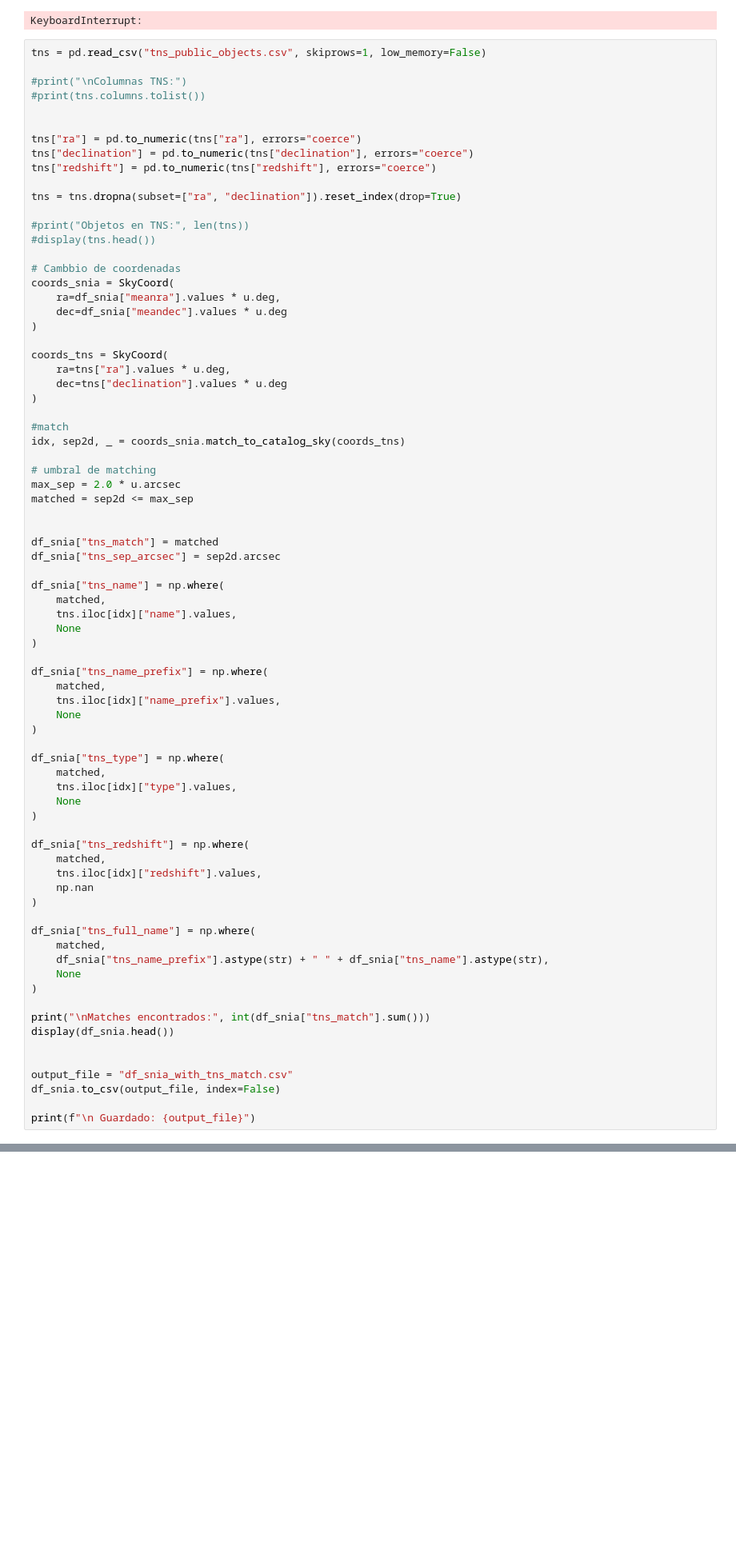
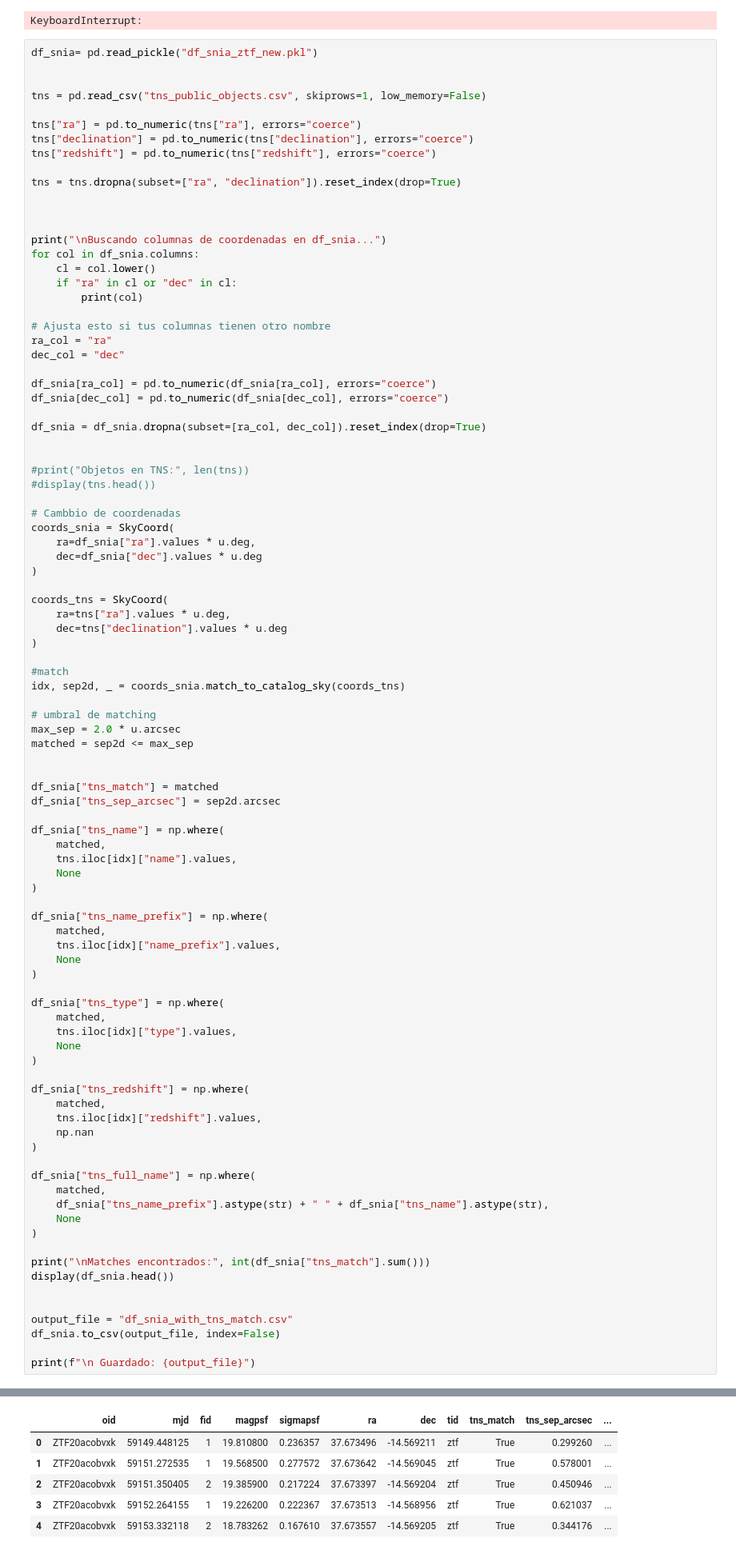
Before and after one commit to jurados/alercehackton2026, a Jupyter notebook: ZTF_candidates.ipynb, the cells around one changed output, grey strips where cells are left out. Shown at 80% size. Saved outputs shown, nothing was run; the diff lists cells and outputs as text; blank space fills up the shorter version.

```diff
--- a/ZTF_candidates.ipynb
+++ b/ZTF_candidates.ipynb
@@ -129,11 +129,10 @@ uploaded = files.upload()
 [interactive output not drawn]
 KeyboardInterrupt:
 # %%
+df_snia= pd.read_pickle("df_snia_ztf_new.pkl")
+
+
 tns = pd.read_csv("tns_public_objects.csv", skiprows=1, low_memory=False)
-
-#print("\nColumnas TNS:")
-#print(tns.columns.tolist())
-
 
 tns["ra"] = pd.to_numeric(tns["ra"], errors="coerce")
 tns["declination"] = pd.to_numeric(tns["declination"], errors="coerce")
@@ -141,13 +140,31 @@ tns["redshift"] = pd.to_numeric(tns["redshift"], errors="coerce")
 
 tns = tns.dropna(subset=["ra", "declination"]).reset_index(drop=True)
 
+
+
+print("\nBuscando columnas de coordenadas en df_snia...")
+for col in df_snia.columns:
+    cl = col.lower()
+    if "ra" in cl or "dec" in cl:
+        print(col)
+
+# Ajusta esto si tus columnas tienen otro nombre
+ra_col = "ra"
+dec_col = "dec"
+
+df_snia[ra_col] = pd.to_numeric(df_snia[ra_col], errors="coerce")
+df_snia[dec_col] = pd.to_numeric(df_snia[dec_col], errors="coerce")
+
+df_snia = df_snia.dropna(subset=[ra_col, dec_col]).reset_index(drop=True)
+
+
 #print("Objetos en TNS:", len(tns))
 #display(tns.head())
 
 # Cambbio de coordenadas
 coords_snia = SkyCoord(
-    ra=df_snia["meanra"].values * u.deg,
-    dec=df_snia["meandec"].values * u.deg
+    ra=df_snia["ra"].values * u.deg,
+    dec=df_snia["dec"].values * u.deg
 )
 
 coords_tns = SkyCoord(
@@ -208,0 +230,6 @@ FileNotFoundError: [Errno 2] No such file or directory: 'tns_public_objects.csv'
+|  | oid | mjd | fid | magpsf | sigmapsf | ra | dec | tid | tns_match | tns_sep_arcsec | ... |
+| 0 | ZTF20acobvxk | 59149.448125 | 1 | 19.810800 | 0.236357 | 37.673496 | -14.569211 | ztf | True | 0.299260 | ... |
+| 1 | ZTF20acobvxk | 59151.272535 | 1 | 19.568500 | 0.277572 | 37.673642 | -14.569045 | ztf | True | 0.578001 | ... |
+| 2 | ZTF20acobvxk | 59151.350405 | 2 | 19.385900 | 0.217224 | 37.673397 | -14.569204 | ztf | True | 0.450946 | ... |
+| 3 | ZTF20acobvxk | 59152.264155 | 1 | 19.226200 | 0.222367 | 37.673513 | -14.568956 | ztf | True | 0.621037 | ... |
+| 4 | ZTF20acobvxk | 59153.332118 | 2 | 18.783262 | 0.167610 | 37.673557 | -14.569205 | ztf | True | 0.344176 | ... |
```
Also changed, not shown: parts of 35 cells of this notebook.
